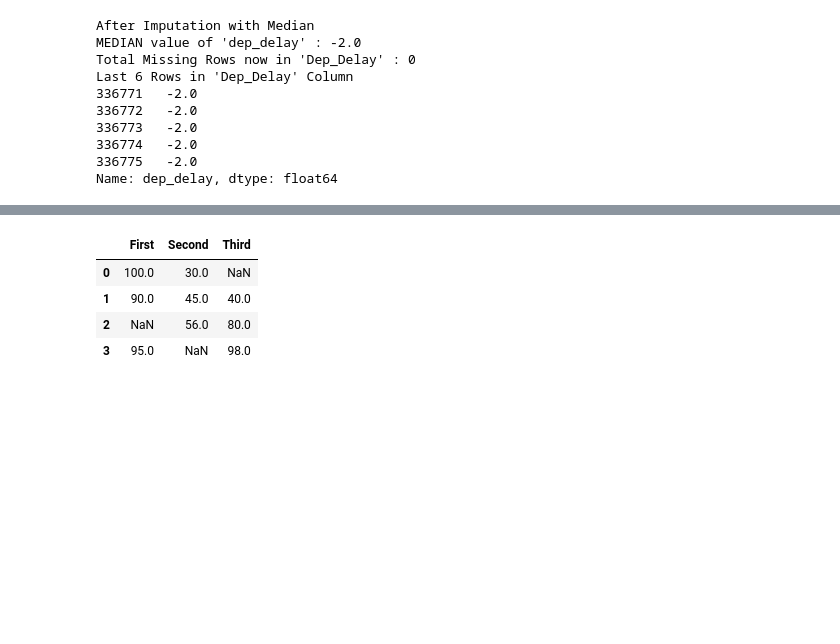
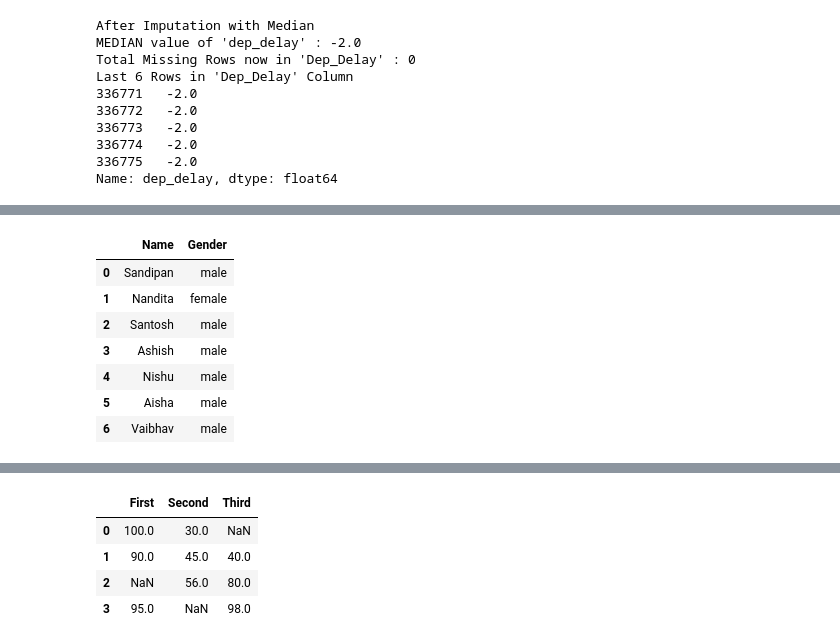
Before and after one commit to sandipanpaul21/Machine-Learning-in-Python-Code, a Jupyter notebook: 04_Outliers_&_Missing_Values.ipynb, the cells around one changed output, grey strips where cells are left out. Saved outputs shown, nothing was run; the diff lists cells and outputs as text; code cells hidden in the pictures; blank space fills up the shorter version.

```diff
--- a/04_Outliers_&_Missing_Values.ipynb
+++ b/04_Outliers_&_Missing_Values.ipynb
@@ -359,0 +394,16 @@ Name: dep_delay, dtype: float64
+# %%
+# Impute whole dataset with MODE
+
+# Filter columns with Object Datatype and fill with MODE
+df.select_dtypes(include = 'object').fillna(
+    df.select_dtypes(include='object').mode().iloc[0]
+)
+# %% [output]
+|  | Name | Gender |
+| 0 | Sandipan | male |
+| 1 | Nandita | female |
+| 2 | Santosh | male |
+| 3 | Ashish | male |
+| 4 | Nishu | male |
+| 5 | Aisha | male |
+| 6 | Vaibhav | male |
```
Also changed, not shown: parts of 9 cells of this notebook.
